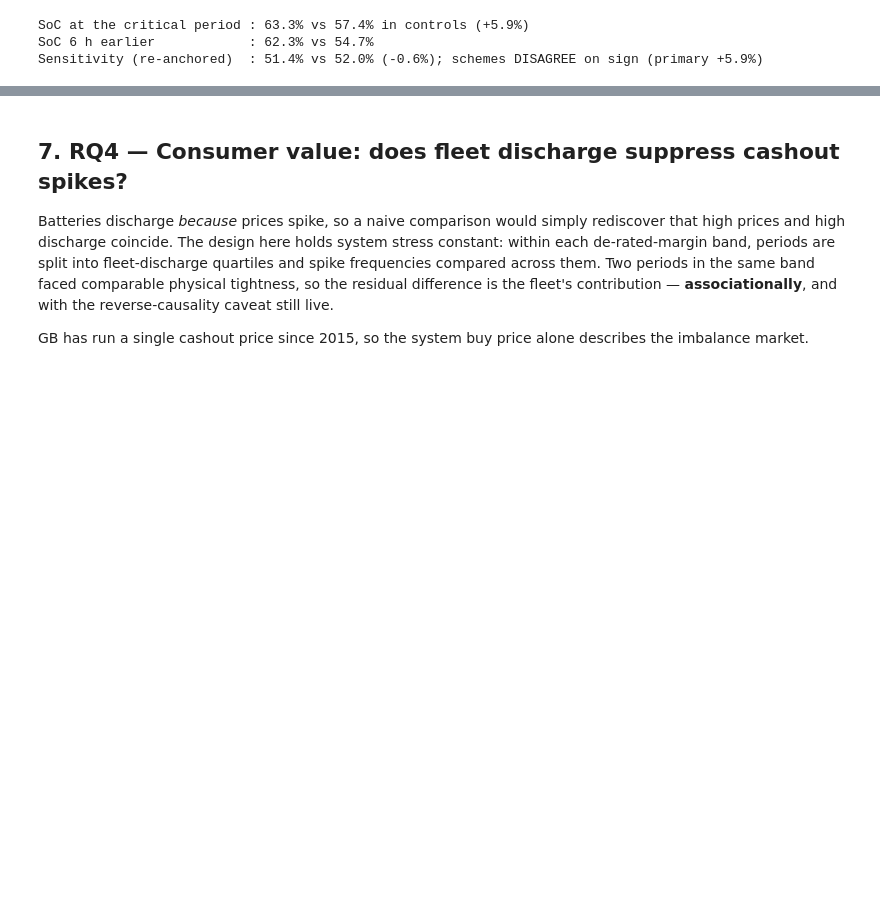
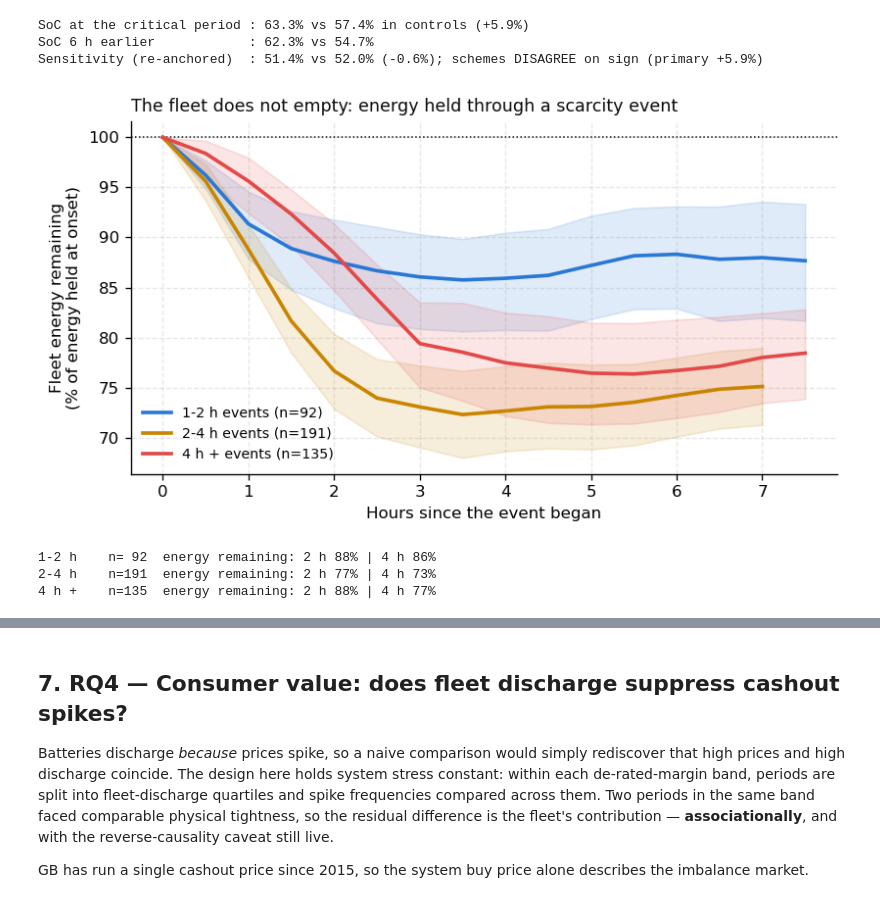
Before and after one commit to shaw029/power-trading, a Jupyter notebook: notebooks/05_stress_response_study.ipynb, the cells around one changed output, grey strips where cells are left out. Saved outputs shown, nothing was run; the diff lists cells and outputs as text; code cells hidden in the pictures; blank space fills up the shorter version.

```diff
--- a/notebooks/05_stress_response_study.ipynb
+++ b/notebooks/05_stress_response_study.ipynb
@@ -1555,6 +1617,62 @@ Critical onsets: 502 | matched control anchors: 2510
 SoC at the critical period : 63.3% vs 57.4% in controls (+5.9%)
 SoC 6 h earlier            : 62.3% vs 54.7%
 Sensitivity (re-anchored)  : 51.4% vs 52.0% (-0.6%); schemes DISAGREE on sign (primary +5.9%)
+# %%
+# Figure — depletion through an event: does the fleet run out before the
+# system lets go? The counterfactual battery does, at its 10% floor by 21:00.
+# This asks the same question of the observed fleet, per event rather than on
+# an average day, and splits by how long the event actually lasted.
+SURV_HH = 16                       # follow 8 hours past onset
+DUR_BANDS = [(1.0, 2.0, "1-2 h"), (2.0, 4.0, "2-4 h"), (4.0, 99.0, "4 h +")]
+
+surv = {}
+for lo, hi, name in DUR_BANDS:
+    sel = events_df[(events_df["hours"] >= lo) & (events_df["hours"] < hi)]
+    paths = []
+    for t0 in sel["start"]:
+        idx = pd.date_range(t0, periods=SURV_HH, freq="30min", tz="UTC")
+        p = fleet_soc.reindex(idx)
+        if p.notna().sum() < 4 or not p.notna().iloc[0]:
+            continue
+        # Share of the energy the fleet had when the event began.
+        paths.append((p / p.iloc[0]).to_numpy())
+    if paths:
+        surv[name] = (np.array(paths), len(sel))
+
+fig, ax = plt.subplots(figsize=(7.0, 3.9))
+x = np.arange(SURV_HH) * 0.5
+palette = [C["da"] if "da" in C else C["ink"], C["mid"], C["cost"]]
+for (name, (arr, n)), colour in zip(surv.items(), palette):
+    mean = np.nanmean(arr, axis=0)
+    ax.plot(x, mean * 100, lw=2.2, color=colour, zorder=3,
+            label=f"{name} events (n={n})")
+    lo_ci, hi_ci = boot_ci(pd.DataFrame(arr))
+    if lo_ci is not None:
+        ax.fill_between(x, np.asarray(lo_ci) * 100, np.asarray(hi_ci) * 100,
+                        color=colour, alpha=0.14, zorder=2)
+
+ax.axhline(100, color=C["ink"], lw=0.9, ls=":")
+ax.set_xlabel("Hours since the event began")
+ax.set_ylabel("Fleet energy remaining\n(% of energy held at onset)")
+ax.set_title("The fleet does not empty: energy held through a scarcity event",
+             fontsize=10.5, loc="left", color=C["ink"])
+ax.legend(frameon=False, fontsize=8.5, loc="lower left")
+plt.tight_layout()
+# Print-resolution export for the poster: depletion through a stress event.
+save_poster_fig(fig, "nb05_fig_event_depletion")
+
+plt.show()
+
+for name, (arr, n) in surv.items():
+    mean = np.nanmean(arr, axis=0)
+    at2 = mean[4] if len(mean) > 4 else np.nan
+    at4 = mean[8] if len(mean) > 8 else np.nan
+    print(f"{name:8} n={n:3}  energy remaining: 2 h {at2:.0%} | 4 h {at4:.0%}")
+# %% [output]
+[figure, added]
+1-2 h    n= 92  energy remaining: 2 h 88% | 4 h 86%
+2-4 h    n=191  energy remaining: 2 h 77% | 4 h 73%
+4 h +    n=135  energy remaining: 2 h 88% | 4 h 77%
 # %%
 trig = prints[(prints["drm_mw"] < DRM_CRITICAL_MW) | (prints["lolp"] > 0)]
 trigger_time = trig.groupby("time")["publish_time"].min()
```
Also changed, not shown: parts of 2 cells of this notebook, 1 other file.
